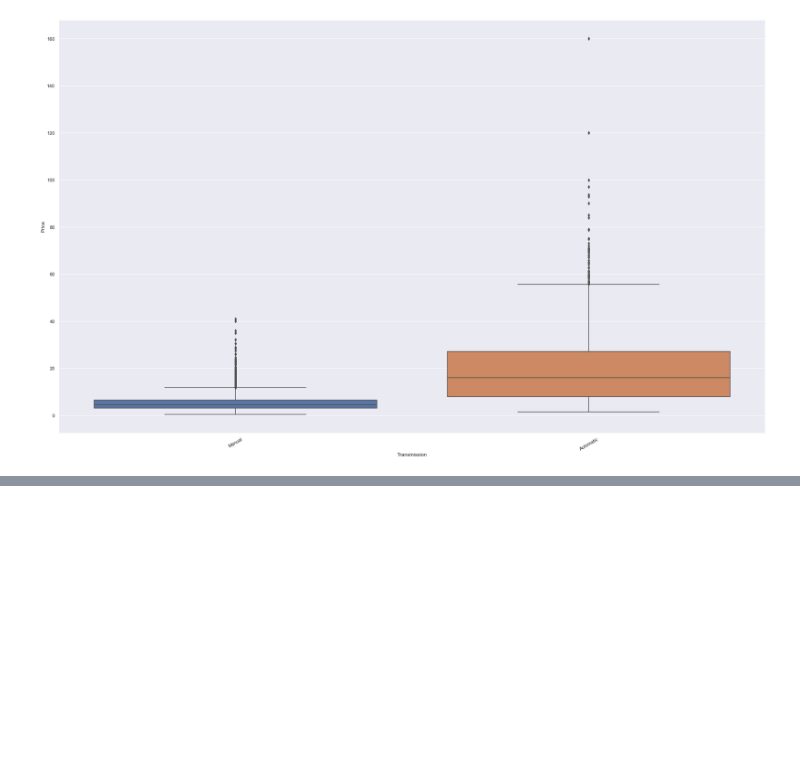
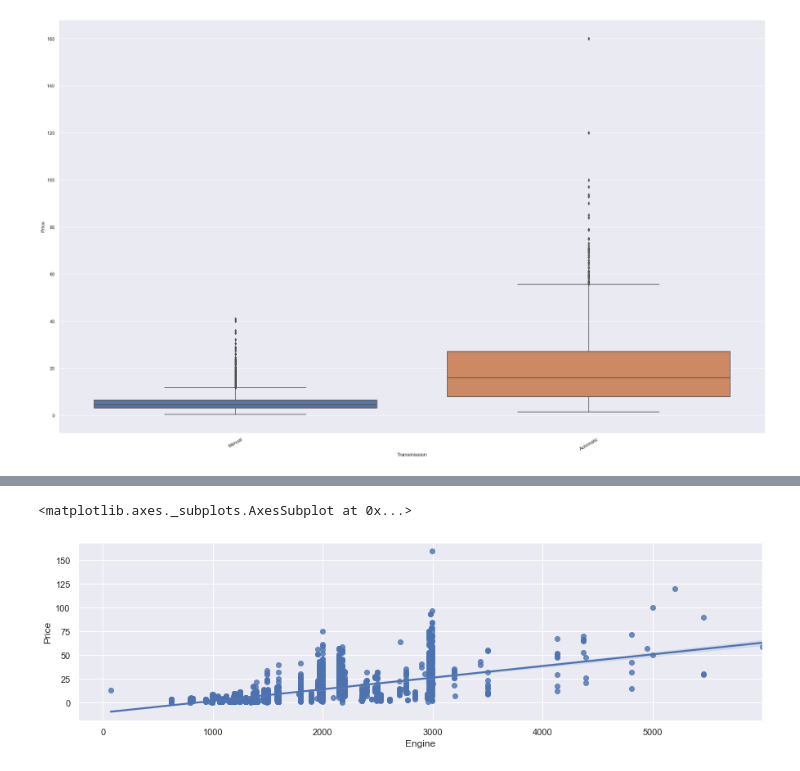
Before and after one commit to KyLarson-Research/Cars4U, a Jupyter notebook: Cars4U.ipynb, the cells around one changed output, grey strips where cells are left out. Saved outputs shown, nothing was run; the diff lists cells and outputs as text; code cells hidden in the pictures; blank space fills up the shorter version.

```diff
--- a/Cars4U.ipynb
+++ b/Cars4U.ipynb
@@ -220,0 +224,11 @@ ax.set_xticklabels(ax.get_xticklabels(),rotation=30)
+# %%
+#Engine vs Price
+#this column will require intensive cleanup
+engine = copy_used_cars_data['Engine']
+copy_used_cars_data['Engine'] = engine.apply(str)
+copy_used_cars_data['Engine'] = engine.apply(lambda f: float(first_word(f)))
+plt.figure(figsize=(15,4))
+sns.regplot(data=copy_used_cars_data, x="Engine", y="Price")
+# %% [output]
+<matplotlib.axes._subplots.AxesSubplot at 0x...>
+[figure, added]
```
Also changed, not shown: parts of 15 cells of this notebook.
